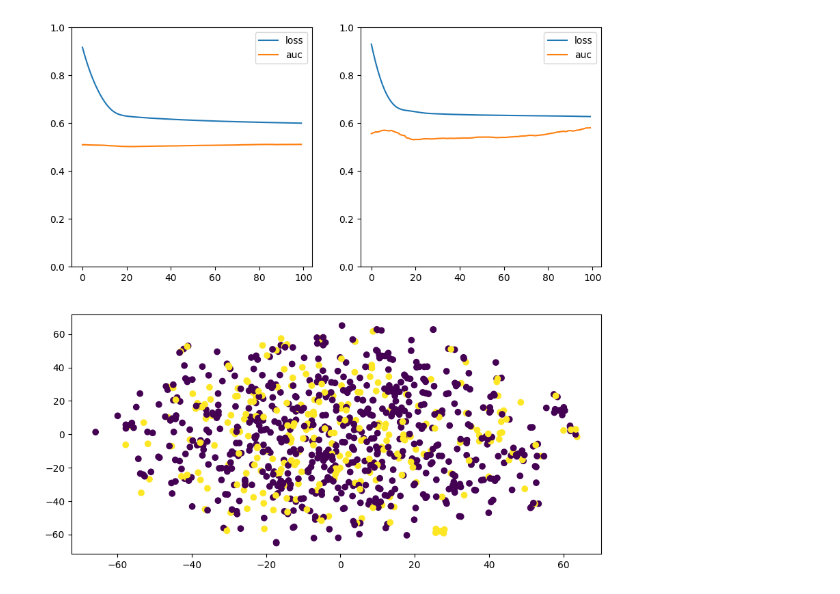
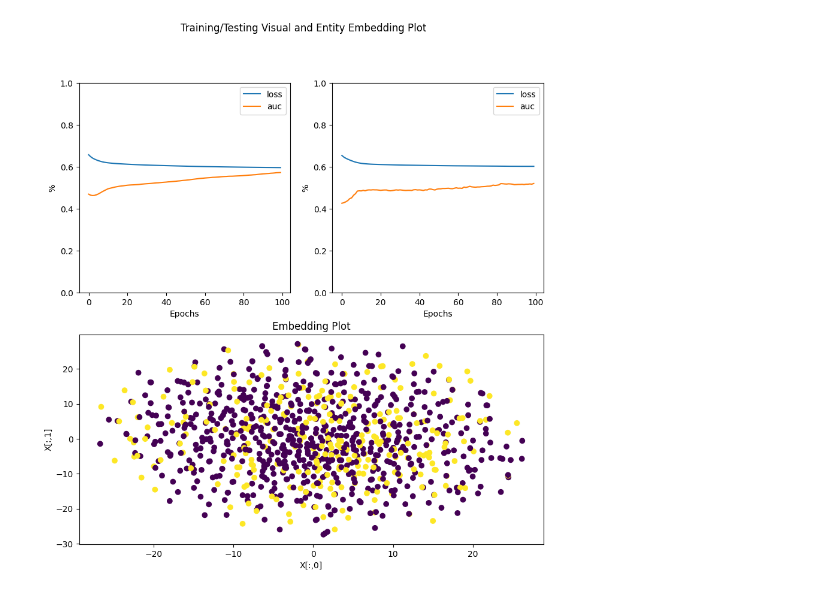
Before and after one commit to deancochran/tkinter-embedding-visualizer, a Jupyter notebook: src/discrim_binaryclass.ipynb, the cells around one changed output. Cells and saved outputs as stored; diff of their text form; code cells hidden in the pictures.

```diff
--- a/src/discrim_binaryclass.ipynb
+++ b/src/discrim_binaryclass.ipynb
@@ -164,0 +166,4 @@ opt = get_optimizer(args['optimizer'],discriminator.parameters())
+# %%
+# Reinitializing the TSNE embeddings to be a tensor
+X = get_tsne_emb(embedding_dict['user'], perplexity=15, return_tensor=True)
+y_true = hg['user'].gender.float()
@@ -164,0 +200,7 @@ opt = get_optimizer(args['optimizer'],discriminator.parameters())
+# %%
+from model import Discriminator
+from utils import get_activation
+
+# Define a Neural Network
+activation=get_activation(args['activation'])
+discriminator=Discriminator(hidden_dim = X.shape[1], out_dim=args['out_dim'], activation=activation, num_layers=4, dropout=0.3, relu = 0.2)
@@ -165,4 +212,9 @@ opt = get_optimizer(args['optimizer'],discriminator.parameters())
 # %%
+from torch.autograd import Variable
+from utils import plot_train_test_embedding
+from utils import get_roc_auc
+import tqdm
+
 def test_discriminator(test_loader,discriminator, y_true, num_ents):
     probs_list, labels_list = [], []
     for p_batch in test_loader:
@@ -177,67 +229,45 @@ def test_discriminator(test_loader,discriminator, y_true, num_ents):
     Y_hat = torch.cat(probs_list,0)
     loss = loss_fn(Y_hat,Y)
     auc = get_roc_auc(Y.data.cpu().numpy(), Y_hat.data.cpu().numpy(), name=None)
     return loss, auc
 
 discriminator.eval()
-dataloader=tqdm.tqdm(range(1, args['epochs']+1))
 train_loss_vals, test_loss_vals = [], []
 train_auc_vals, test_auc_vals = [], []
+dataloader=tqdm.tqdm(range(1, args['epochs']+1))
 for epoch in dataloader:
     probs_list, labels_list = [], []
     for p_batch in train_loader:
         p_batch_var = Variable(p_batch).to(device)
-        mask=index_to_mask(p_batch_var, num_ents)
+        mask=index_to_mask(p_batch_var, X.shape[0])
         p_batch_emb=X[mask].detach()
         y_hat = discriminator(p_batch_emb)
         y = Variable(torch.FloatTensor(y_true[mask].detach())).to(device)
+
+        # add predictions and trues to data collections
         probs_list.append(y_hat)
         labels_list.append(y)
         loss = loss_fn(y_hat,y)
         opt.zero_grad()
         loss.backward()
         opt.step()
 
     Y = torch.cat(labels_list,0)
     Y_hat = torch.cat(probs_list,0)
     train_auc = get_roc_auc(Y.data.cpu().numpy(), Y_hat.data.cpu().numpy(), name=None)
     train_loss = loss_fn(Y_hat, Y)
-    test_loss, test_auc = test_discriminator(test_loader, discriminator, y_true, num_ents)
+
+    # test model
+    test_loss, test_auc = test_discriminator(test_loader, discriminator, y_true, X.shape[0])
+
+    # add vals to data collections
     train_loss_vals.append(train_loss.item())
     test_loss_vals.append(test_loss.item())
     train_auc_vals.append(train_auc.item())
     test_auc_vals.append(test_auc.item())
-    dataloader.set_description(
-        f'Train Loss: {train_loss:.2f}, \
-        Train AUC: {train_auc:.2f}, Test Loss: {test_loss:.2f}, \
-        Test AUC: {test_auc:.2f}'
-    )
+    dataloader.set_description(f'Train Loss: {train_loss:.2f}, Train AUC: {train_auc:.2f}, Test Loss: {test_loss:.2f}, Test AUC: {test_auc:.2f}')
+
+
+plot_train_test_embedding(args['epochs'],train_loss_vals,test_loss_vals, train_auc_vals, test_auc_vals, X, hg['user'].gender.float())
+# %% [output]
+[figure, added]
-# %%
-fig = plt.figure(figsize=(10,10))
-train_ax = plt.subplot(221)
-train_ax.plot(list(range(args['epochs'])), train_loss_vals, label='loss')
-train_ax.plot(list(range(args['epochs'])), train_auc_vals, label='auc')
-train_ax.set_ylim(0,1)
-train_ax.legend()
-
-test_ax = plt.subplot(222)
-test_ax.plot(list(range(args['epochs'])), test_loss_vals, label='loss')
-test_ax.plot(list(range(args['epochs'])), test_auc_vals, label='auc')
-test_ax.set_ylim(0,1)
-test_ax.legend()
-
-y_true = hg['user'].gender.float()
-if X.shape[1] > 2:
-    projection = '3d'
-else:
-    projection = '2d'
-# Embedding plot
-if projection == '3d':
-    ax_emb = plt.subplot(212, projection=projection)
-    ax_emb.scatter(X[:,0],X[:,1],X[:,2], c=y_true)
-else:
-    ax_emb = plt.subplot(212)# create axes
-    ax_emb.scatter(X[:,0],X[:,1], c=y_true)
-plt.show()
-# %% [output]
-[figure, removed]
```
Also changed, not shown: parts of 23 cells of this notebook, 13 other files.
